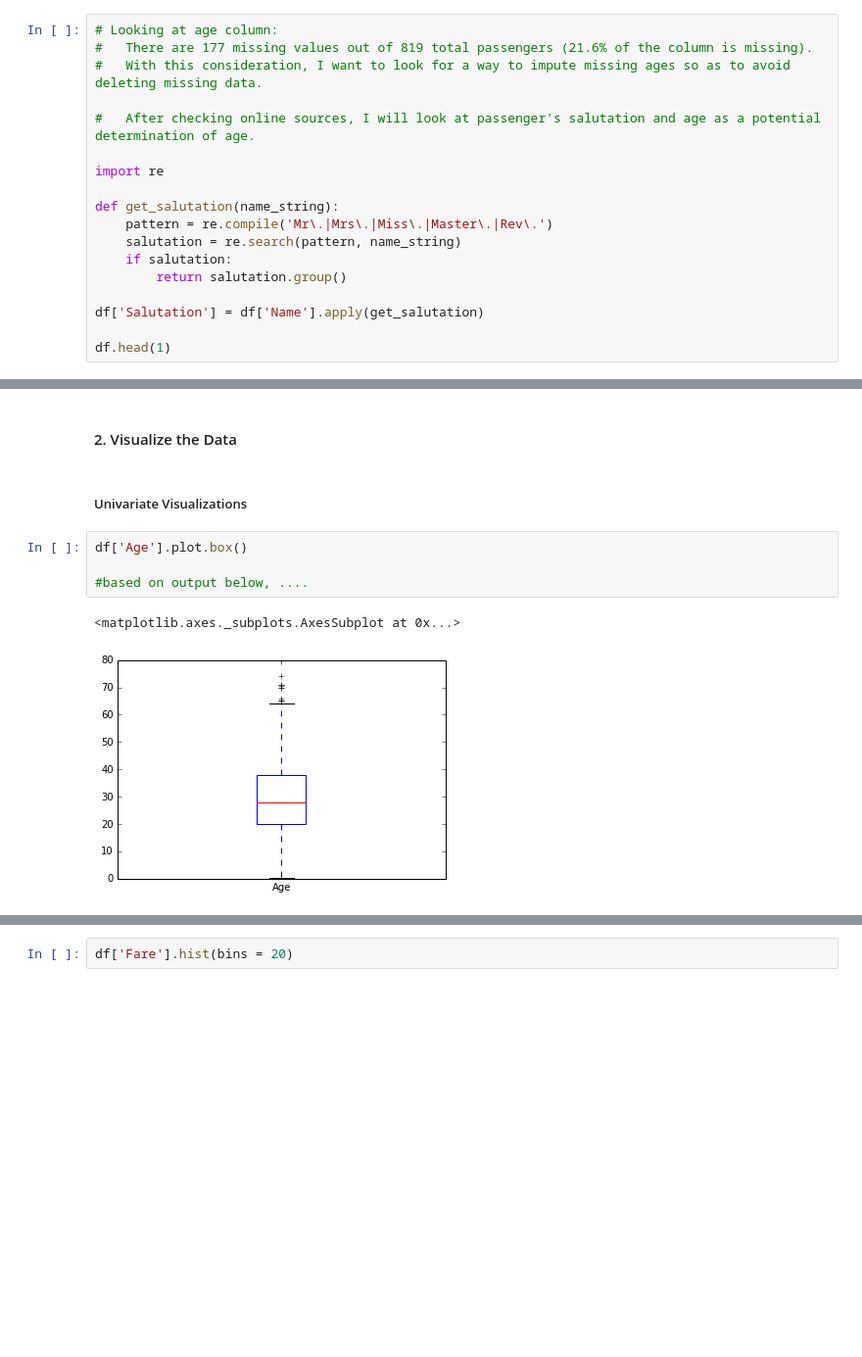
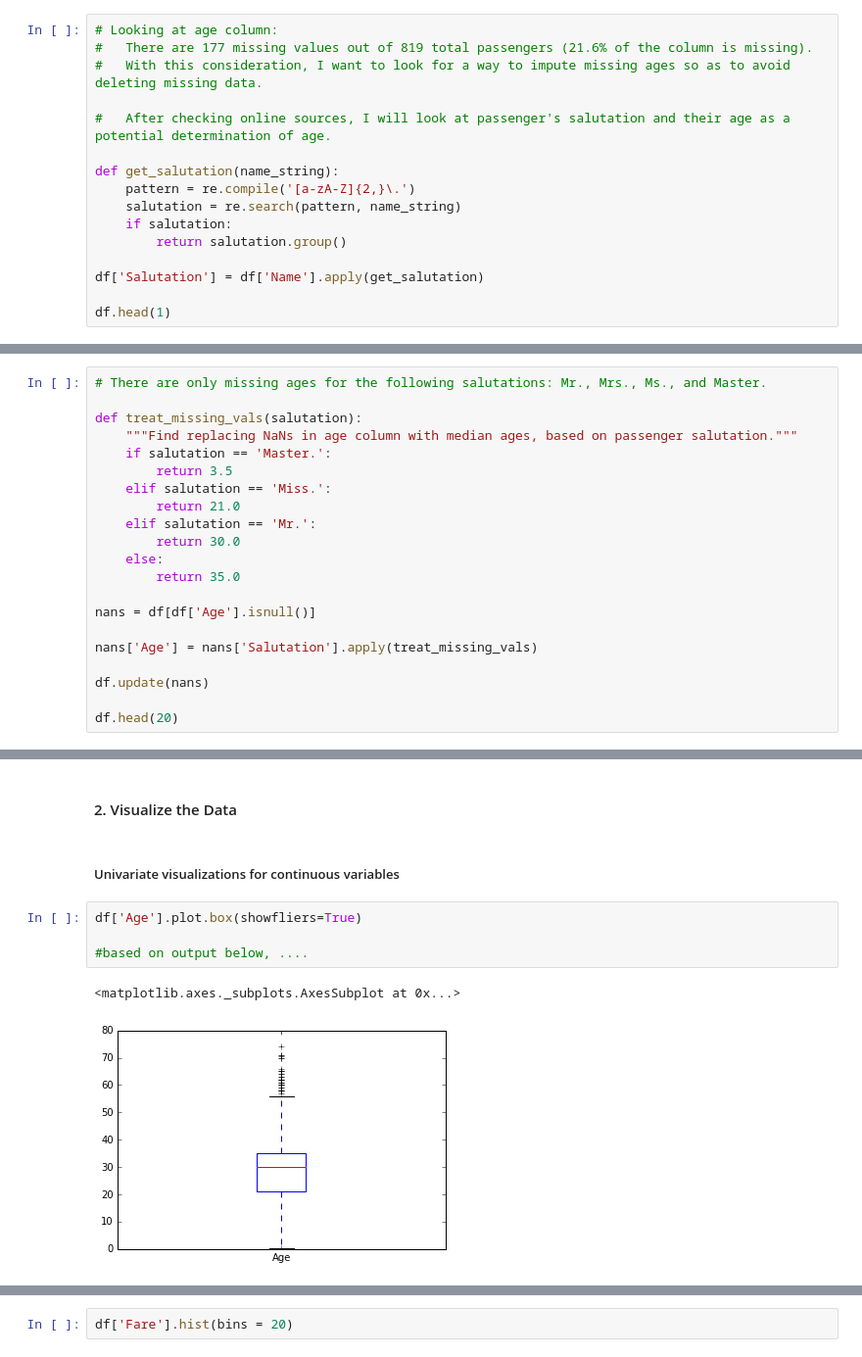
Before and after one commit to kgracia44/DSI-projects, a Jupyter notebook: Projects_Weekly/Project_5_KAG_7-14-16.ipynb, the cells around one changed output, grey strips where cells are left out. Shown at 98% size. Cells and saved outputs as stored; diff of their text form; blank space fills up the shorter version.

```diff
--- a/Projects_Weekly/Project_5_KAG_7-14-16.ipynb
+++ b/Projects_Weekly/Project_5_KAG_7-14-16.ipynb
@@ -119,12 +128,10 @@ df.head(1)
 #   There are 177 missing values out of 819 total passengers (21.6% of the column is missing).
 #   With this consideration, I want to look for a way to impute missing ages so as to avoid deleting missing data.
 
-#   After checking online sources, I will look at passenger's salutation and age as a potential determination of age.
-
-import re
+#   After checking online sources, I will look at passenger's salutation and their age as a potential determination of age.
 
 def get_salutation(name_string):
-    pattern = re.compile('Mr\.|Mrs\.|Miss\.|Master\.|Rev\.')
+    pattern = re.compile('[a-zA-Z]{2,}\.')
     salutation = re.search(pattern, name_string)
     if salutation:
         return salutation.group()
@@ -216,0 +217,21 @@ AttributeError: 'function' object has no attribute 'isnull'
+# %%
+# There are only missing ages for the following salutations: Mr., Mrs., Ms., and Master.
+
+def treat_missing_vals(salutation):
+    """Find replacing NaNs in age column with median ages, based on passenger salutation."""
+    if salutation == 'Master.':
+        return 3.5
+    elif salutation == 'Miss.':
+        return 21.0
+    elif salutation == 'Mr.':
+        return 30.0
+    else:
+        return 35.0
+
+nans = df[df['Age'].isnull()]
+
+nans['Age'] = nans['Salutation'].apply(treat_missing_vals)
+
+df.update(nans)
+
+df.head(20)
@@ -299,15 +349,15 @@ Salutation      object
 dtype: object
 # %% [markdown]
 #### 2. Visualize the Data
-# %% [markdown]
-##### Univariate Visualizations
+# %% [markdown]
+##### Univariate visualizations for continuous variables
 # %%
-df['Age'].plot.box()
+df['Age'].plot.box(showfliers=True)
 
 #based on output below, ....
 # %% [output]
 <matplotlib.axes._subplots.AxesSubplot at 0x...>
-[figure, old version]
+[figure, new version]
 # %%
 df['Age'].hist(bins = 15)
 # %% [output]
```
Also changed, not shown: parts of 95 cells of this notebook.
